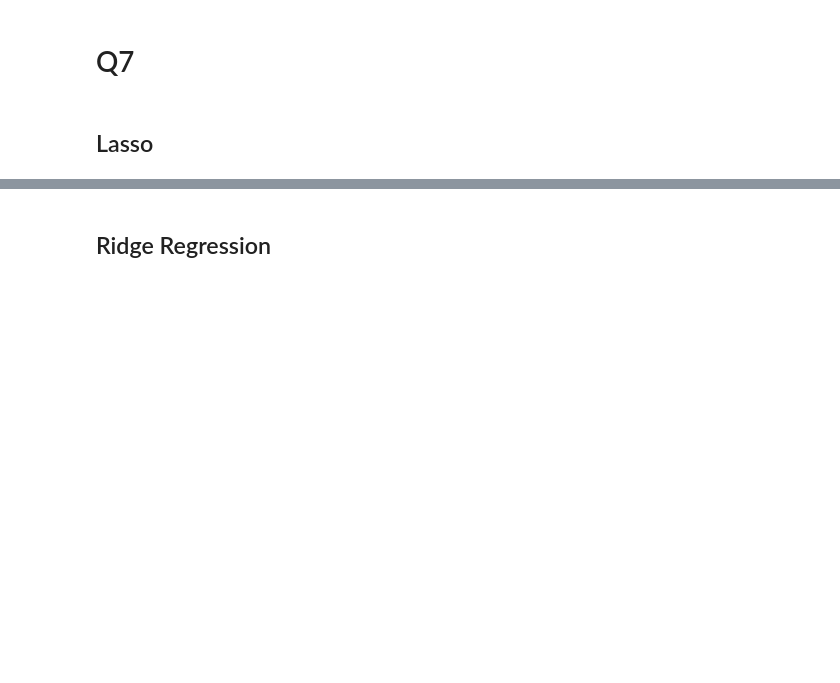
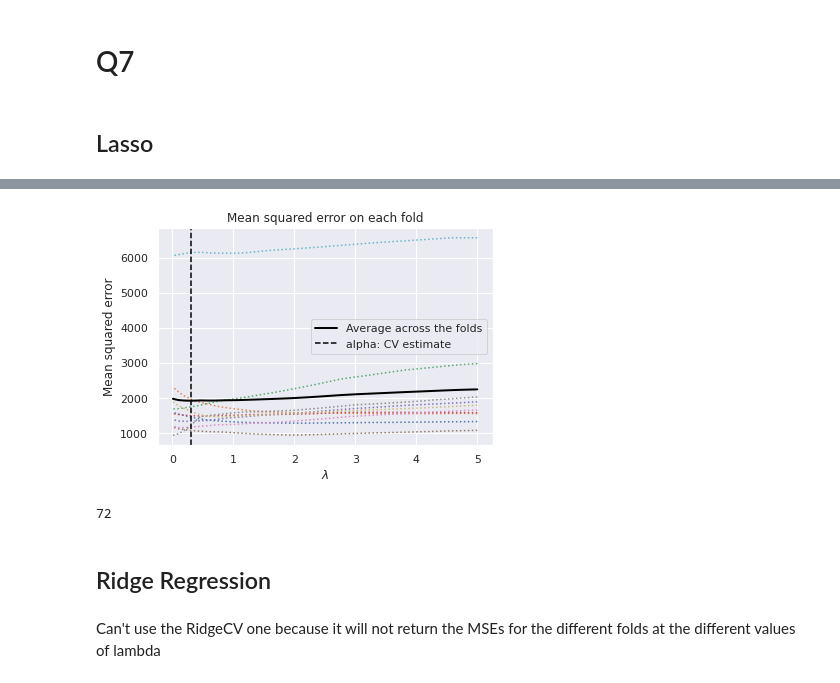
Before and after one commit to anitarestrepo16/machine-learning-class-2023, a Jupyter notebook: MiniProject3.ipynb, the cells around one changed output, grey strips where cells are left out. Saved outputs shown, nothing was run; the diff lists cells and outputs as text; code cells hidden in the pictures; blank space fills up the shorter version.

```diff
--- a/MiniProject3.ipynb
+++ b/MiniProject3.ipynb
@@ -171,2 +219,25 @@ lasso.alpha_
+# %%
+plt.plot(lasso.alphas_, lasso.mse_path_, linestyle=":")
+plt.plot(
+    lasso.alphas_,
+    lasso.mse_path_.mean(axis=-1),
+    color="black",
+    label="Average across the folds",
+    linewidth=2,
+)
+plt.axvline(lasso.alpha_, linestyle="--", color="black", label="alpha: CV estimate")
+
+plt.xlabel(r"$\lambda$")
+plt.ylabel("Mean squared error")
+plt.legend()
+_ = plt.title(
+    f"Mean squared error on each fold"
+)
+# %% [output]
+[figure, added]
+# %%
+lasso.n_features_in_
+# %% [output]
+72
 # %% [markdown]
 ## Ridge Regression
@@ -172,0 +249,2 @@ lasso.alpha_
+# %% [markdown]
+Can't use the RidgeCV one because it will not return the MSEs for the different folds at the different values of lambda
```
Also changed, not shown: parts of 27 cells of this notebook.
